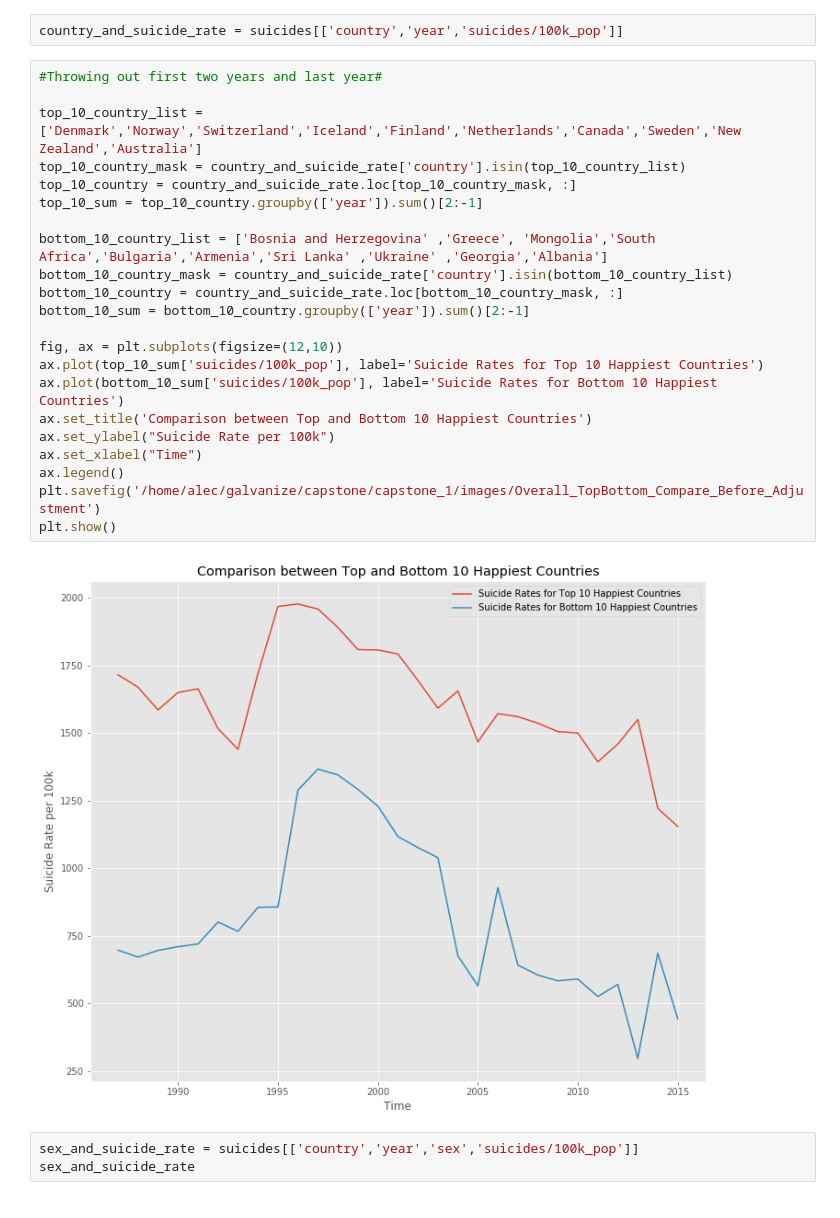
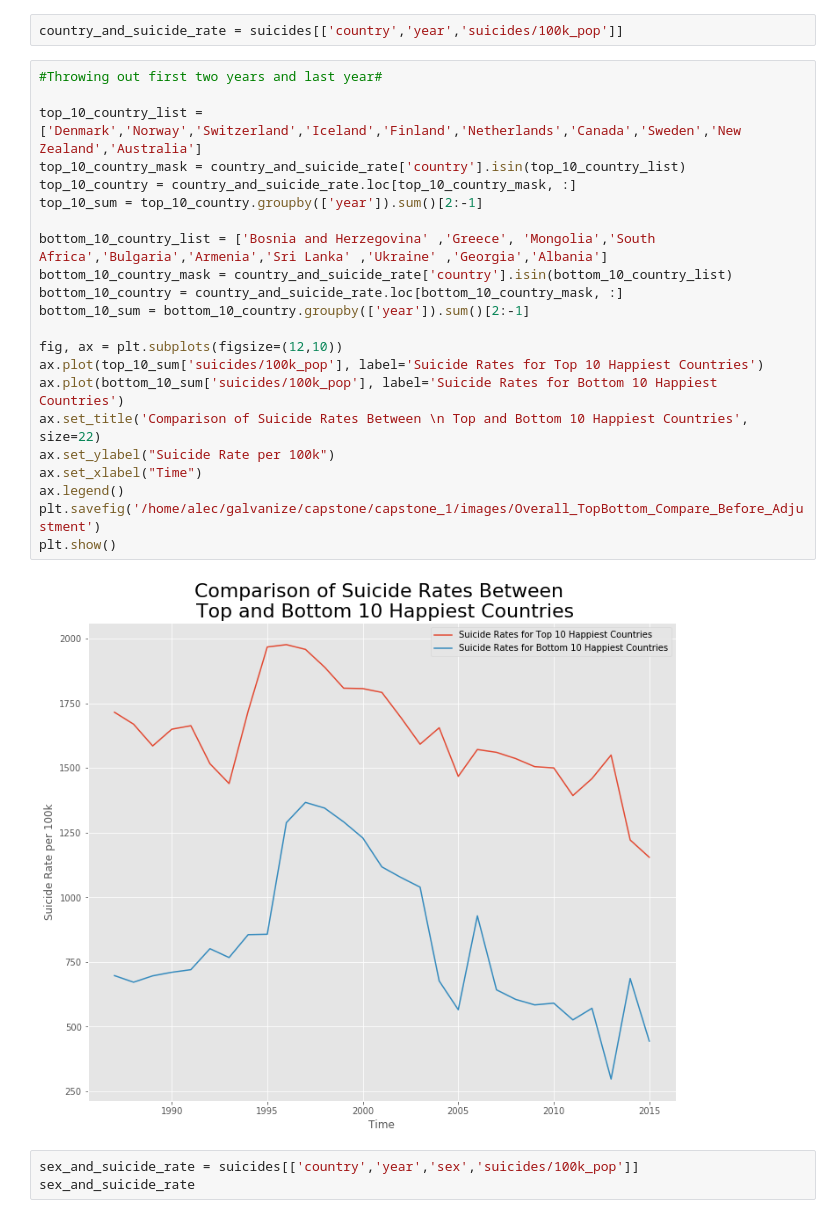
Before and after one commit to alecjonas/Analysis-of-Suicide-Rates-in-Countries-vs-Reported-Happiness-Scores, a Jupyter notebook: notebooks/suicides_eda.ipynb, the cells around one changed output. Drawn from its saved outputs; the diff is of its cells as text.

```diff
--- a/notebooks/suicides_eda.ipynb
+++ b/notebooks/suicides_eda.ipynb
@@ -67,27 +67,27 @@ country_and_suicide_rate = suicides[['country','year','suicides/100k_pop']]
 # %%
 #Throwing out first two years and last year#
 
 top_10_country_list = ['Denmark','Norway','Switzerland','Iceland','Finland','Netherlands','Canada','Sweden','New Zealand','Australia']
 top_10_country_mask = country_and_suicide_rate['country'].isin(top_10_country_list)
 top_10_country = country_and_suicide_rate.loc[top_10_country_mask, :]
 top_10_sum = top_10_country.groupby(['year']).sum()[2:-1]
 
 bottom_10_country_list = ['Bosnia and Herzegovina' ,'Greece', 'Mongolia','South Africa','Bulgaria','Armenia','Sri Lanka' ,'Ukraine' ,'Georgia','Albania']
 bottom_10_country_mask = country_and_suicide_rate['country'].isin(bottom_10_country_list)
 bottom_10_country = country_and_suicide_rate.loc[bottom_10_country_mask, :]
 bottom_10_sum = bottom_10_country.groupby(['year']).sum()[2:-1]
 
 fig, ax = plt.subplots(figsize=(12,10))
 ax.plot(top_10_sum['suicides/100k_pop'], label='Suicide Rates for Top 10 Happiest Countries')
 ax.plot(bottom_10_sum['suicides/100k_pop'], label='Suicide Rates for Bottom 10 Happiest Countries')
-ax.set_title('Comparison between Top and Bottom 10 Happiest Countries')
+ax.set_title('Comparison of Suicide Rates Between \n Top and Bottom 10 Happiest Countries', size=22)
 ax.set_ylabel("Suicide Rate per 100k")
 ax.set_xlabel("Time")
 ax.legend()
 plt.savefig('/home/alec/galvanize/capstone/capstone_1/images/Overall_TopBottom_Compare_Before_Adjustment')
 plt.show()
 # %% [output]
-[figure, old version]
+[figure, new version]
 # %%
 sex_and_suicide_rate = suicides[['country','year','sex','suicides/100k_pop']]
 sex_and_suicide_rate
```
Also changed, not shown: parts of 3 cells of this notebook, 9 other files.
